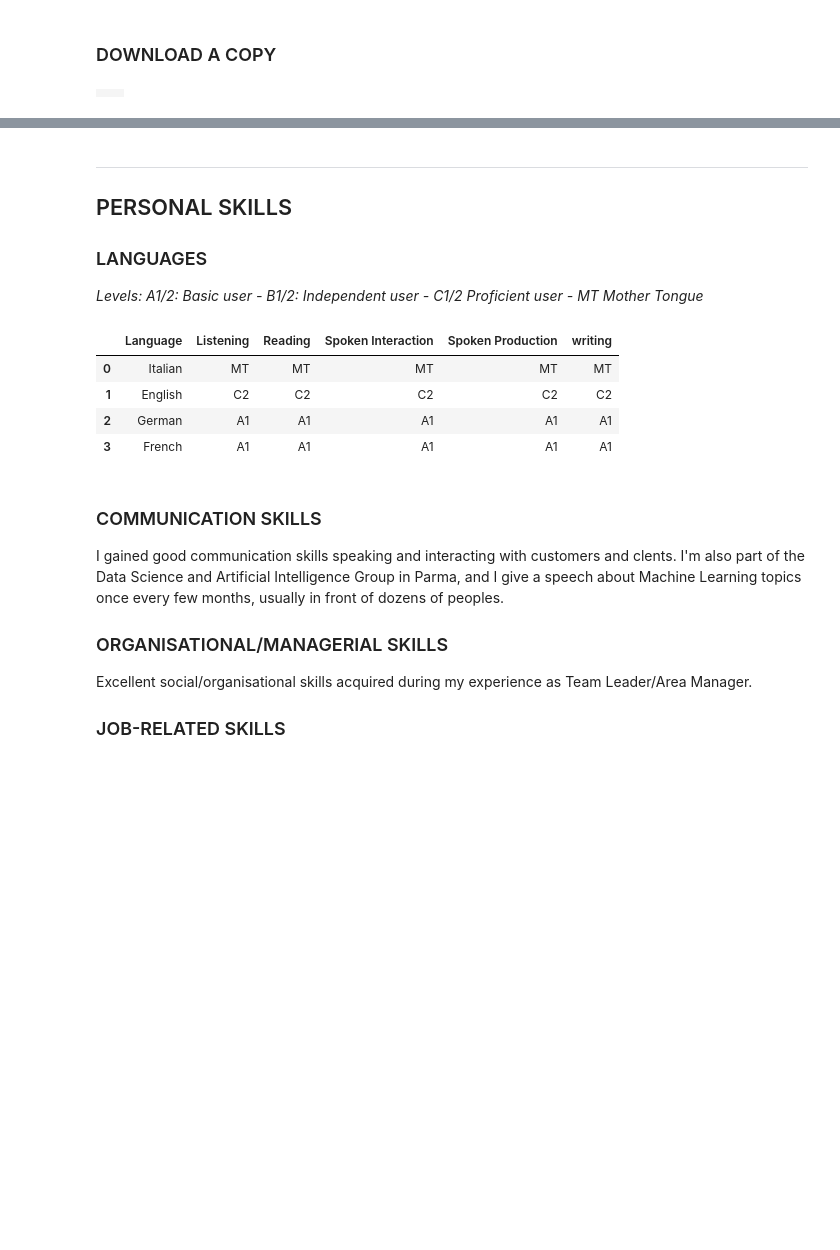
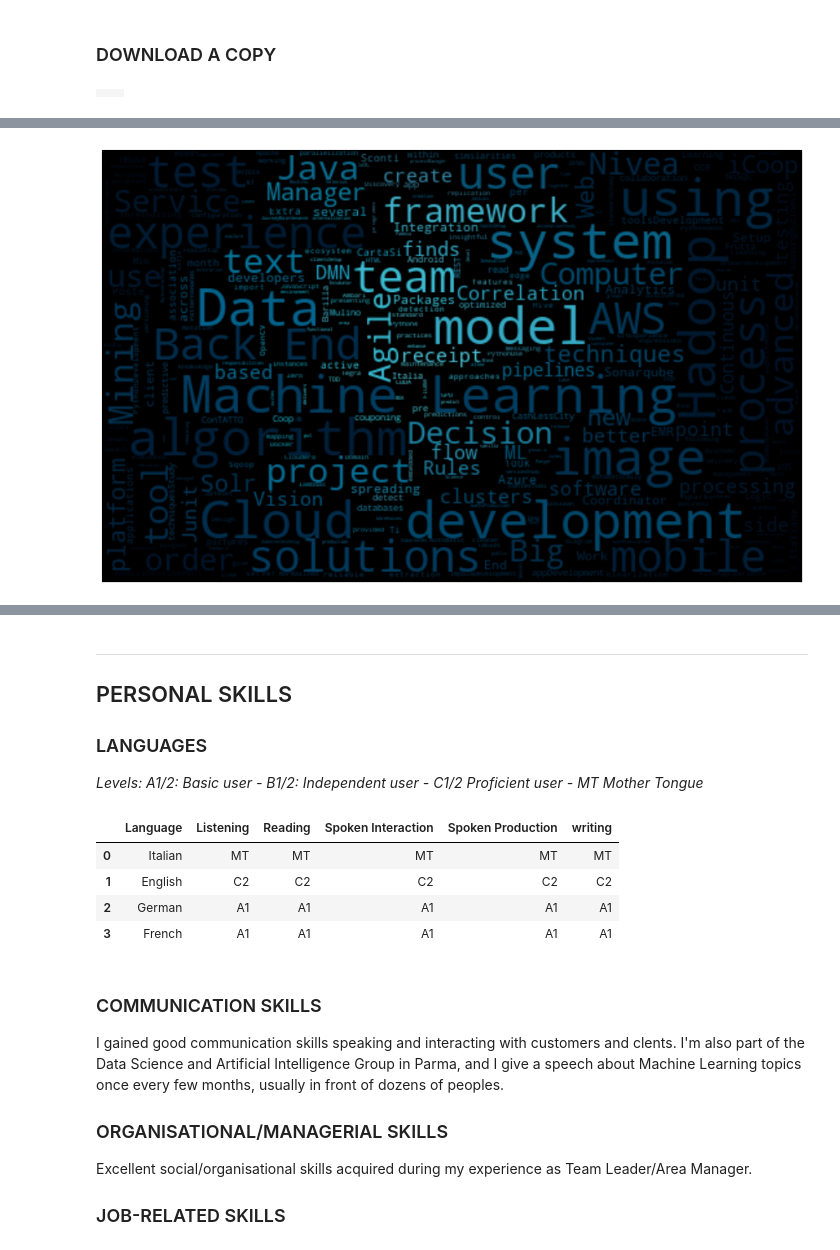
Before and after one commit to lucafon/lucafon.github.io, a Jupyter notebook: CV.ipynb, the cells around one changed output, grey strips where cells are left out. Saved outputs shown, nothing was run; the diff lists cells and outputs as text; code cells hidden in the pictures; blank space fills up the shorter version.

Commit message:
new summary feature, wordcloud etc

```diff
--- a/CV.ipynb
+++ b/CV.ipynb
@@ -104,8 +170,9 @@ def split_and_clean(input_string):
     return word_tokenize(str(input_string).lower().translate(str.maketrans('', '', string.punctuation)))
 
 words = []
+long_text = ''
 for idx in range(0, len(descriptions)):
-
+    long_text += descriptions.iloc[idx]['description']
     word_list = [word for word in split_and_clean(descriptions.iloc[idx]['description']) if not word in stopwords.words()]
     word_list += ([word for word in split_and_clean(keywords.iloc[idx]['keyword']) if not word in stopwords.words()])
     words.append(word_list)
@@ -220,6 +287,57 @@ Loading BokehJS ...
 [interactive output not drawn]
 [interactive output not drawn]
 [interactive output not drawn]
+# %%
+import os
+from PIL import Image
+
+import numpy as np
+import matplotlib.pyplot as plt
+from scipy.ndimage import gaussian_gradient_magnitude
+
+from wordcloud import WordCloud, ImageColorGenerator, STOPWORDS
+
+# get data directory (using getcwd() is needed to support running example in generated IPython notebook)
+d = os.getcwd()
+
+# load wikipedia text on rainbow
+text = long_text
+
+# load image. This has been modified in gimp to be brighter and have more saturation.
+parrot_color = np.array(Image.open(os.path.join(d, "background.jpeg")))
+# subsample by factor of 3. Very lossy but for a wordcloud we don't really care.
+parrot_color = parrot_color[::3, ::3]
+
+# create mask  white is "masked out"
+parrot_mask = parrot_color.copy()
+parrot_mask[parrot_mask.sum(axis=2) == 0] = 255
+
+# some finesse: we enforce boundaries between colors so they get less washed out.
+# For that we do some edge detection in the image
+edges = np.mean([gaussian_gradient_magnitude(parrot_color[:, :, i] / 255., 2) for i in range(3)], axis=0)
+parrot_mask[edges > .08] = 255
+
+stopwords = set(STOPWORDS)
+stopwords.add("different")
+
+# create wordcloud. A bit sluggish, you can subsample more strongly for quicker rendering
+# relative_scaling=0 means the frequencies in the data are reflected less
+# acurately but it makes a better picture
+wc = WordCloud(max_words=2000, mask=parrot_mask, max_font_size=40, random_state=42, relative_scaling=0, stopwords=stopwords)
+
+# generate word cloud
+wc.generate(text)
+
+# create coloring from image
+image_colors = ImageColorGenerator(parrot_color)
+wc.recolor(color_func=image_colors)
+plt.figure(figsize=(15, 10))
+plt.imshow(wc, interpolation="bilinear")
+plt.axis("off")
+wc.to_file("word_cloud.png")
+plt.show()
+# %% [output]
+[figure, added]
 # %% [markdown]
 __________________
 ## EDUCATION
```
Also changed, not shown: parts of 7 cells of this notebook, 8 other files.
